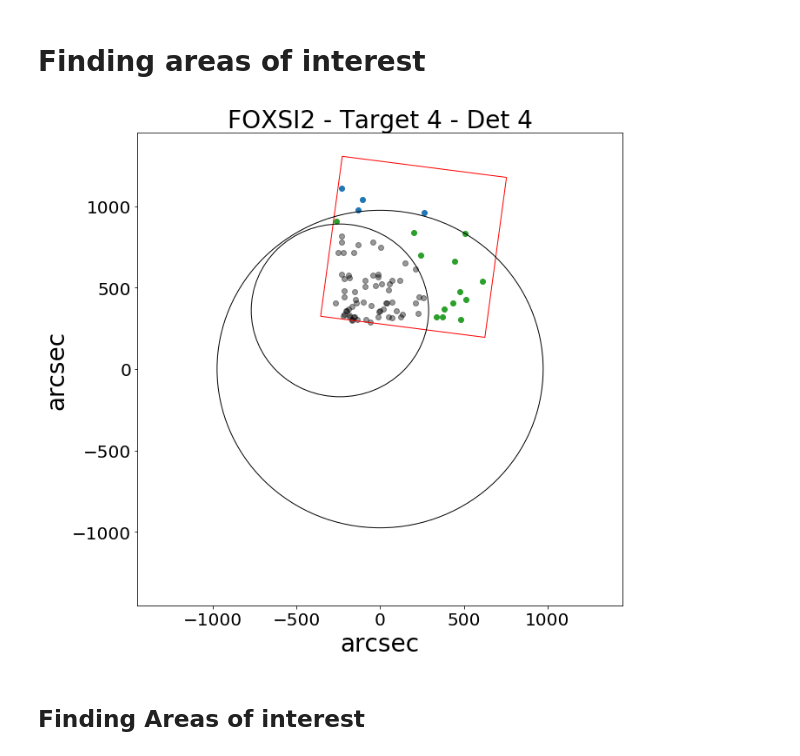
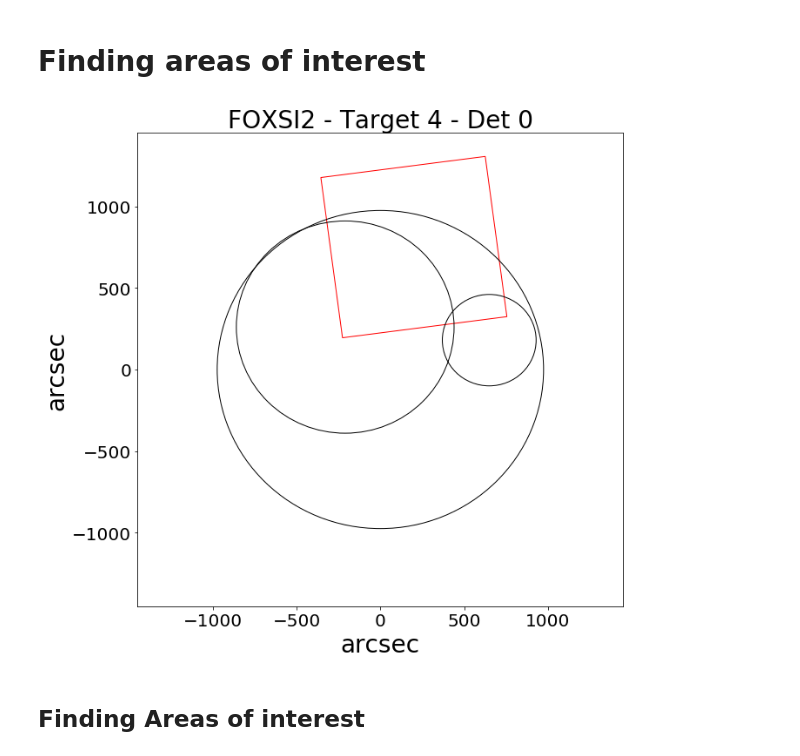
Before and after one commit to pymilo/QuietSunAnalysis, a Jupyter notebook: FOXSI2/D0145_T4-FOXSI2-QS-FluxStudy.ipynb, the cells around one changed output. Drawn from its saved outputs; the diff is of its cells as text; code cells hidden in the pictures.

```diff
--- a/FOXSI2/D0145_T4-FOXSI2-QS-FluxStudy.ipynb
+++ b/FOXSI2/D0145_T4-FOXSI2-QS-FluxStudy.ipynb
@@ -20,9 +20,11 @@ Dang = [-82.5000, -75.0000, 67.5000, 75.0000, -97.5000, -90.0000, 60.0000]  ## D
 T4x, T4y = 200, 750    # Target center
 sim_scale = 1031.328   # 1cm = 1031.328 arcsec
 #sim_scale = 17.18880   # 1cm = 17.4 arcmin
-Xmask, Ymask = -240, 360
+Xmask, Ymask = -210, 260
+Xmask2, Ymask2 = 650, 180
+Rmask = 650
+Rmask2 = 280
 Xflare, Yflare = -77, 78
-Rmask = 530
 Rsun  = sunpy.coordinates.sun.angular_radius(datetime.datetime(2014,12,11,19,11)).value \
         * (1 + 100/695700) # This is equivalent to chose a buffer of 100km over the solar photosphere.
 
@@ -133,6 +142,5 @@ reading ./D0145_rays/D0145S5.csv
 # %%
 # Plotting
-tc = 'tab:blue'
 fig, ax = plt.subplots(figsize=(10,10))
 # ornaments
 ax.set_xlim(-1450,1450)
@@ -143,11 +151,16 @@ ax.tick_params(axis='both', labelsize=20)
 ax.set_title('FOXSI2 - Target 4 - Det 0145',fontsize=28)
 # sources:
 Dir = './D0145_rays/'
-source = Dir+'D0145S1.csv'
+source = Dir+'D0145S6.csv'
 S_Hx, S_Hy, S_Px, S_Py, S_Dx, S_Dy = readrays(source) # Read Rays
-ax.scatter(S_Hx,S_Hy,color=tc,s=.4,alpha=0.8,label=source[-6:-4])
-ax.scatter(S_Px,S_Py,color=tc,s=.4,alpha=0.8)
-ax.scatter(S_Dx,S_Dy,color=tc,s=.4,alpha=0.8)
+ax.scatter(S_Hx,S_Hy,color='tab:brown',s=.4,alpha=0.8,label=source[-6:-4])
+ax.scatter(S_Px,S_Py,color='tab:brown',s=.4,alpha=0.8)
+ax.scatter(S_Dx,S_Dy,color='tab:brown',s=.4,alpha=0.8)
+# source = Dir+'D0145S7.csv'
+S_Hx, S_Hy, S_Px, S_Py, S_Dx, S_Dy = readrays(source) # Read Rays
+ax.scatter(S_Hx,S_Hy,color='tab:pink',s=.4,alpha=0.8,label=source[-6:-4])
+ax.scatter(S_Px,S_Py,color='tab:pink',s=.4,alpha=0.8)
+ax.scatter(S_Dx,S_Dy,color='tab:pink',s=.4,alpha=0.8)
 # D0145 - Si
 l = 990
 mx = l/2 * ( np.sqrt(2) * np.sin(np.deg2rad(Dang[0]-45)) + 1)
@@ -168,6 +181,7 @@ rect = patches.Rectangle((T4x-l/2+mx,T4y-l/2+my),990,990,angle=Dang[5],linewidth
 ax.add_patch(rect)
 solardisk = patches.Circle((0,0),radius= Rsun,fill=False);ax.add_patch(solardisk)
 circ = patches.Circle((Xmask,Ymask),radius= Rmask,fill=False);ax.add_patch(circ)
+circ2 = patches.Circle((Xmask2,Ymask2),radius= Rmask2,fill=False);ax.add_patch(circ2)
 plt.show()
 fig.savefig('images/SourcesT4_D0145_Mask.png',bbox_inches='tight',dpi=300)
 plt.close(fig)
@@ -336,36 +364,37 @@ EEgr = EE[(np.sqrt((FX - Xmask )**2 + (FY - Ymask)**2) < Rmask)]
 # %%
 # Plotting
-det = 4
+det = 0
 fig, ax = plt.subplots(figsize=(10,10))
 # ornaments
 ax.set_xlim(-1450,1450)
 ax.set_ylim(-1450,1450)
 ax.set_xlabel('arcsec',fontsize=28)
 ax.set_ylabel('arcsec',fontsize=28)
 ax.tick_params(axis='both', labelsize=20)
 ax.set_title(F'FOXSI2 - Target 4 - Det {det}',fontsize=28)
 # Detector Area
 # plt.scatter(DetArea[0], DetArea[1],marker='.',color='tab:grey')
 # plt.scatter(Xnogr, Ynogr, marker='.',color='tab:green')
 # plt.scatter(Xout, Yout, marker='.',color='tab:blue')
 # plt.scatter(Xgr, Ygr, marker='.',color='tab:grey')
 # FOXSI2 Data
-ax.scatter(FXin,FYin,marker='o',color='tab:green',alpha=1.0)
-ax.scatter(FXout,FYout,marker='o',color='tab:blue',alpha=1.)
-ax.scatter(FXgr,FYgr,marker='o',color='black',alpha=0.4)
+# ax.scatter(FXin,FYin,marker='o',color='tab:green',alpha=1.0)
+# ax.scatter(FXout,FYout,marker='o',color='tab:blue',alpha=1.)
+# ax.scatter(FXgr,FYgr,marker='o',color='black',alpha=0.4)
 #D0145 - Si
 l = 990
 mx = l/2 * ( np.sqrt(2) * np.sin(np.deg2rad(Dang[det]-45)) + 1)
 my = l/2 * ( np.sqrt(2) * np.sin(np.deg2rad(Dang[det]-135)) + 1)
 rect = patches.Rectangle((T4x-l/2+mx,T4y-l/2+my),990,990,angle=Dang[det],linewidth=1,edgecolor='r',facecolor='none')
 ax.add_patch(rect)
 solardisk = patches.Circle((0,0),radius= Rsun,fill=False);ax.add_patch(solardisk)
 circ = patches.Circle((Xmask,Ymask),radius= Rmask,fill=False);ax.add_patch(circ)
+circ2 = patches.Circle((Xmask2,Ymask2),radius= Rmask2,fill=False);ax.add_patch(circ2)
 plt.show()
 fig.savefig(f'images/Area{det}.pdf',bbox_inches='tight',dpi=300)
 plt.close(fig)
 # %% [output]
-[figure, old version]
+[figure, new version]
 # %% [markdown]
 ## Finding Areas of interest
 # %%
```
Also changed, not shown: parts of 20 cells of this notebook, 13 other files.
